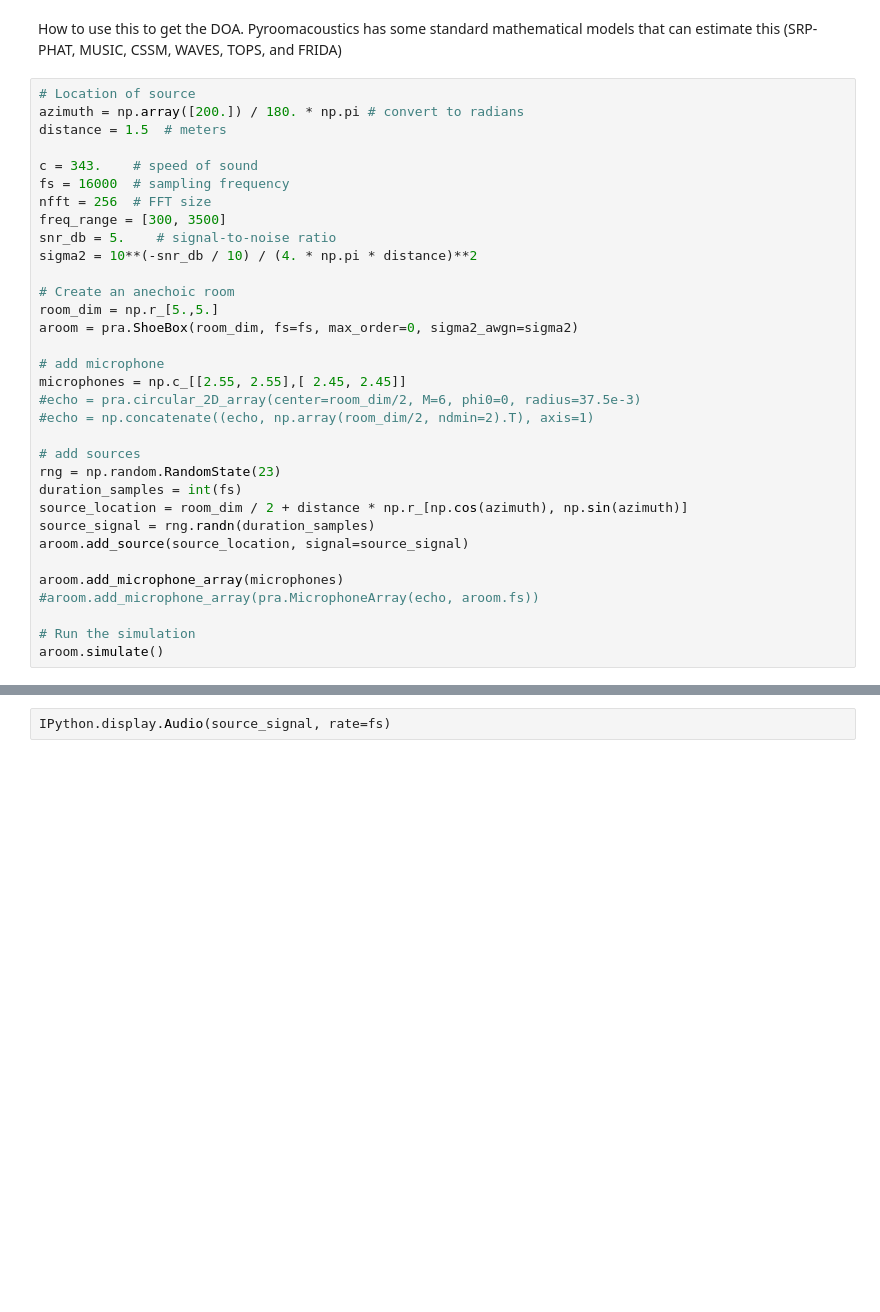
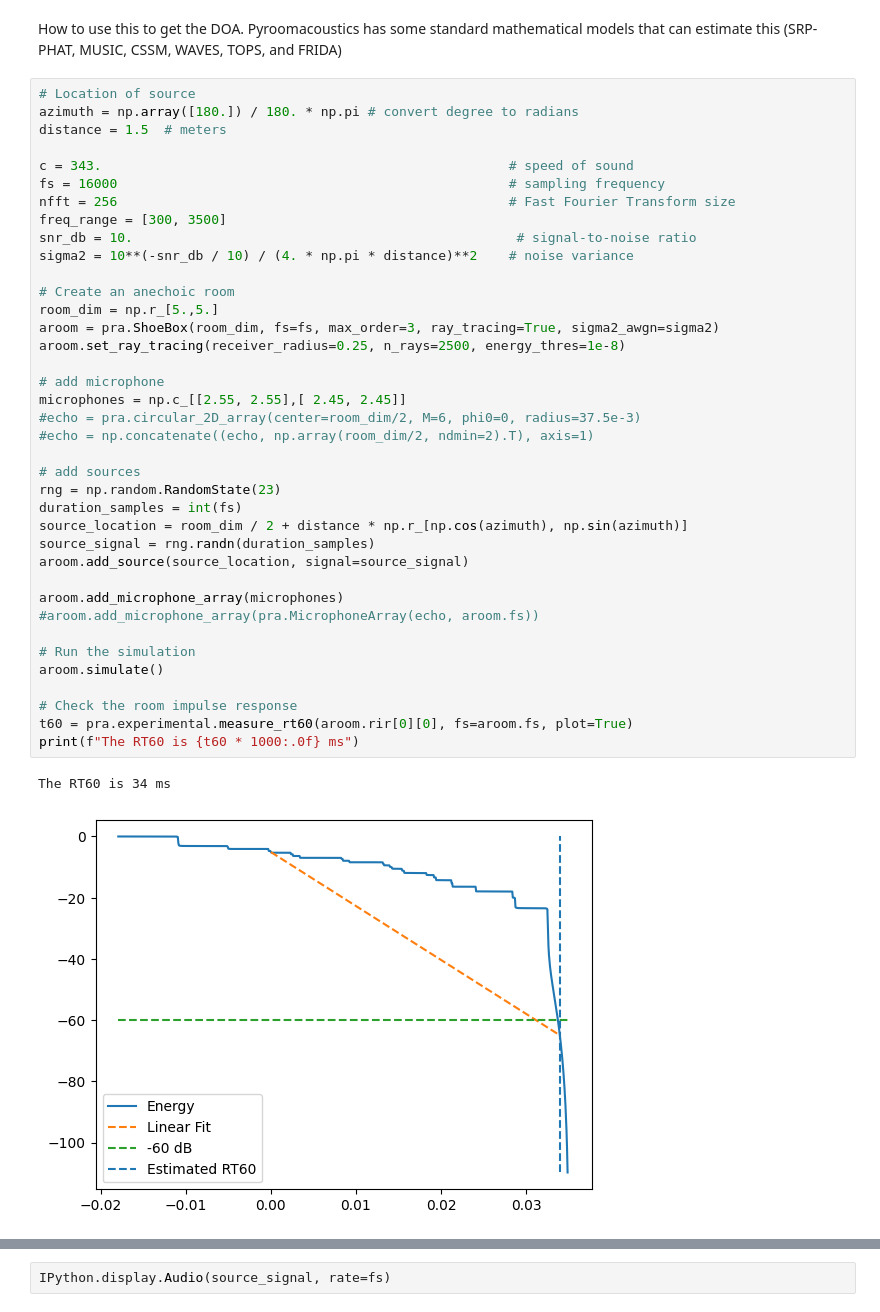
Before and after one commit to AlexandraPosta/sound-localization, a Jupyter notebook: Test.ipynb, the cells around one changed output, grey strips where cells are left out. Saved outputs shown, nothing was run; the diff lists cells and outputs as text; blank space fills up the shorter version.

```diff
--- a/Test.ipynb
+++ b/Test.ipynb
@@ -93,37 +108,45 @@ How to use this to get the DOA.
 Pyroomacoustics has some standard mathematical models that can estimate this (SRP-PHAT, MUSIC, CSSM, WAVES, TOPS, and FRIDA)
 # %%
 # Location of source
-azimuth = np.array([200.]) / 180. * np.pi # convert to radians
+azimuth = np.array([180.]) / 180. * np.pi # convert degree to radians
 distance = 1.5  # meters
 
-c = 343.    # speed of sound
-fs = 16000  # sampling frequency
-nfft = 256  # FFT size
+c = 343.                                                    # speed of sound
+fs = 16000                                                  # sampling frequency
+nfft = 256                                                  # Fast Fourier Transform size
 freq_range = [300, 3500]
-snr_db = 5.    # signal-to-noise ratio
-sigma2 = 10**(-snr_db / 10) / (4. * np.pi * distance)**2
+snr_db = 10.                                                 # signal-to-noise ratio
+sigma2 = 10**(-snr_db / 10) / (4. * np.pi * distance)**2    # noise variance
 
 # Create an anechoic room
 room_dim = np.r_[5.,5.]
-aroom = pra.ShoeBox(room_dim, fs=fs, max_order=0, sigma2_awgn=sigma2)
+aroom = pra.ShoeBox(room_dim, fs=fs, max_order=3, ray_tracing=True, sigma2_awgn=sigma2)
+aroom.set_ray_tracing(receiver_radius=0.25, n_rays=2500, energy_thres=1e-8)
 
 # add microphone
 microphones = np.c_[[2.55, 2.55],[ 2.45, 2.45]]
 #echo = pra.circular_2D_array(center=room_dim/2, M=6, phi0=0, radius=37.5e-3)
 #echo = np.concatenate((echo, np.array(room_dim/2, ndmin=2).T), axis=1)
 
 # add sources
 rng = np.random.RandomState(23)
 duration_samples = int(fs)
 source_location = room_dim / 2 + distance * np.r_[np.cos(azimuth), np.sin(azimuth)]
 source_signal = rng.randn(duration_samples)
 aroom.add_source(source_location, signal=source_signal)
 
 aroom.add_microphone_array(microphones)
 #aroom.add_microphone_array(pra.MicrophoneArray(echo, aroom.fs))
 
 # Run the simulation
 aroom.simulate()
+
+# Check the room impulse response
+t60 = pra.experimental.measure_rt60(aroom.rir[0][0], fs=aroom.fs, plot=True)
+print(f"The RT60 is {t60 * 1000:.0f} ms")
+# %% [output]
+The RT60 is 34 ms
+[figure, added]
 # %%
 azimuth
 # %% [output]
```
Also changed, not shown: parts of 12 cells of this notebook, 3 other files.
